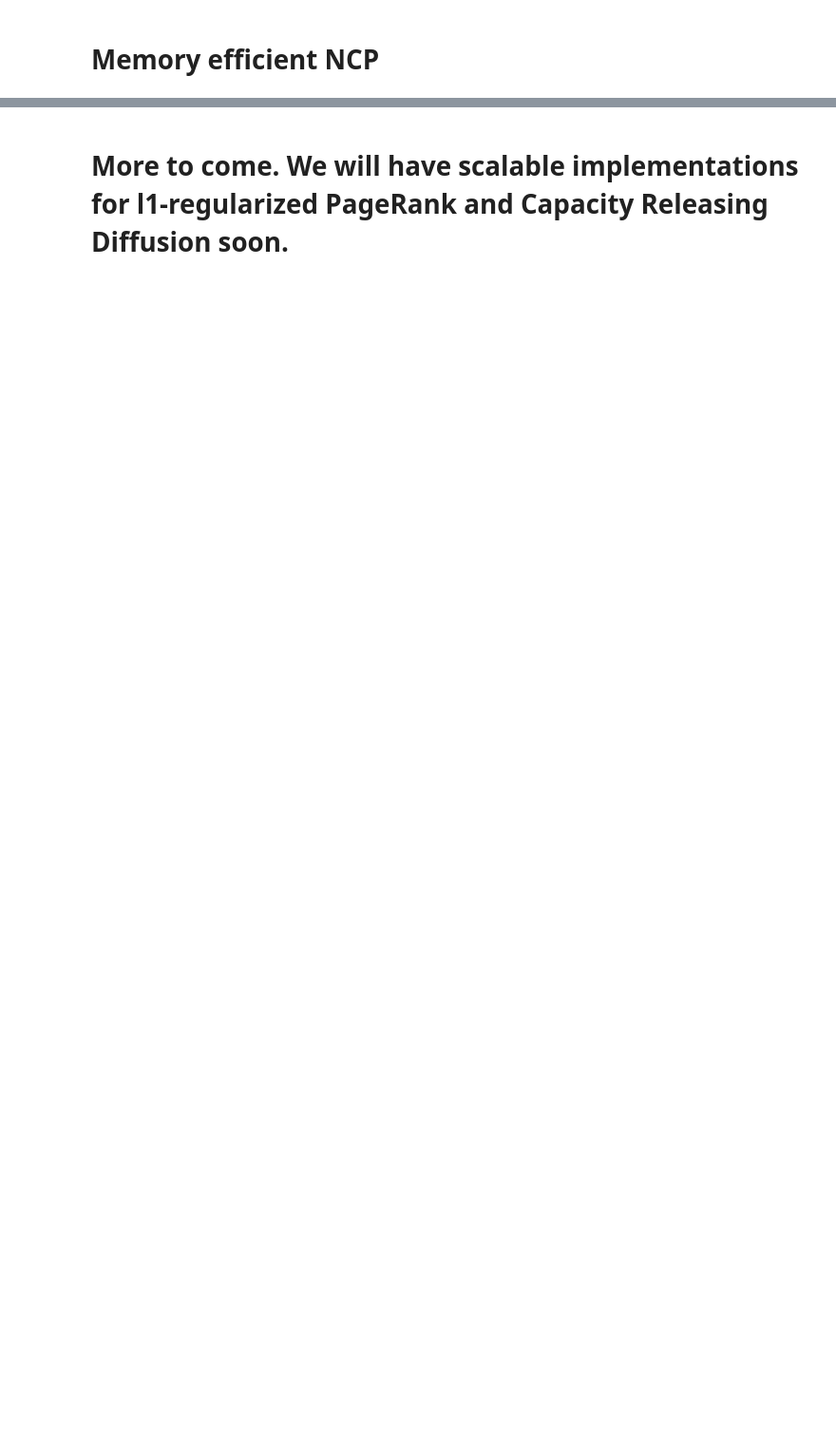
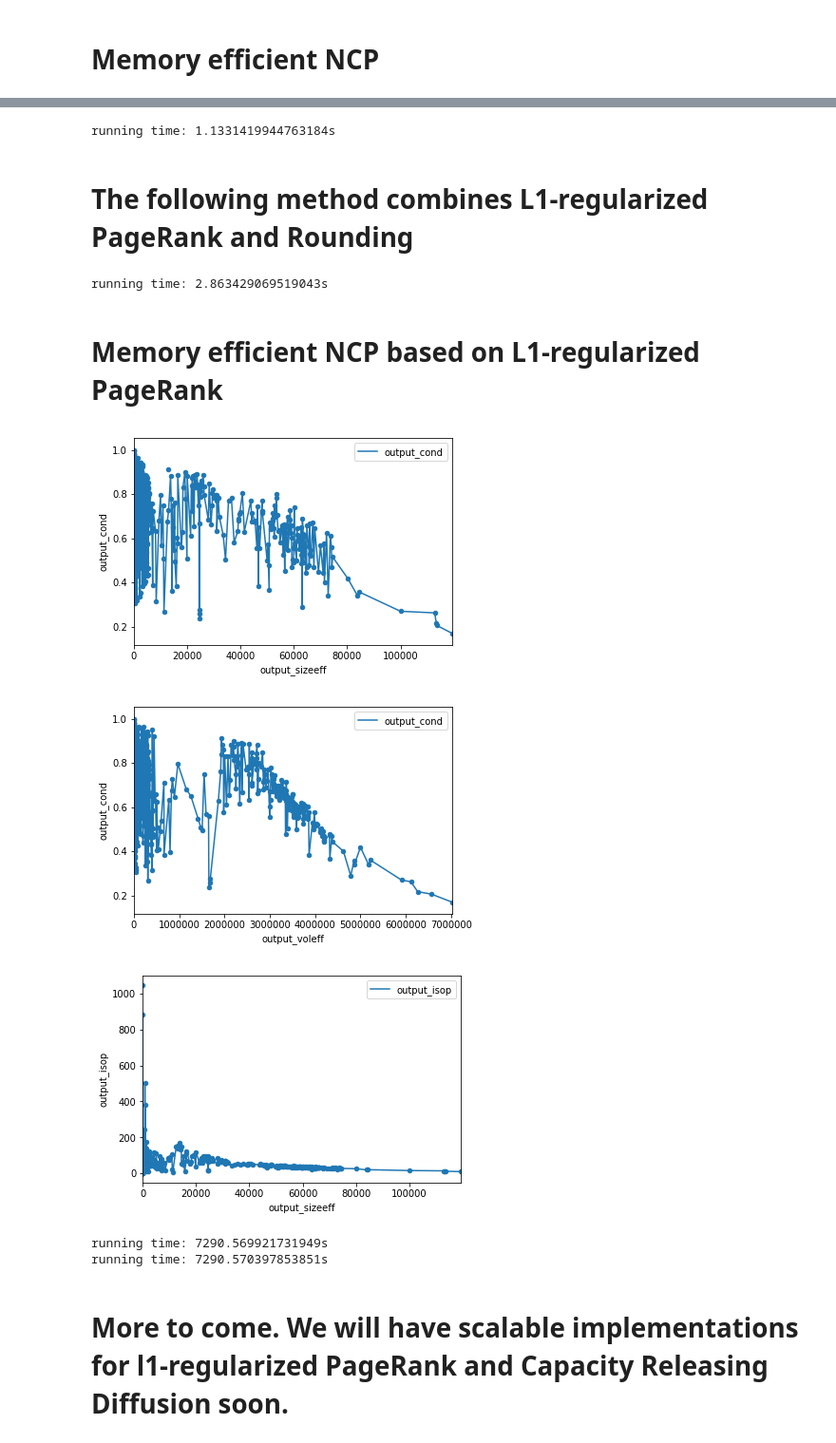
Before and after one commit to kfoynt/LocalGraphClustering, a Jupyter notebook: notebooks/examples_scalable_graph_analytics.ipynb, the cells around one changed output, grey strips where cells are left out. Shown at 95% size. Saved outputs shown, nothing was run; the diff lists cells and outputs as text; code cells hidden in the pictures; blank space fills up the shorter version.

```diff
--- a/notebooks/examples_scalable_graph_analytics.ipynb
+++ b/notebooks/examples_scalable_graph_analytics.ipynb
@@ -96,2 +144,63 @@ print("running time:",str(end-start)+"s")
+# %%
+start = time.time()
+
+# Create an object for a C++ version of the sweep cut rounding procedure.
+sc_fast = sweepCut_fast.SweepCut_fast()
+
+# Call C++ version of sweep cut rounding on the l1-regularized PageRank solution.
+output_sc_fast = sc_fast.produce([g],p=output_pr_fast[0][1])
+
+# Get the rounded solution
+solution = output_pr_fast[0][0][output_sc_fast[0][0]]
+
+end = time.time()
+print("running time:",str(end-start)+"s")
+# %% [output]
+running time: 1.1331419944763184s
+# %% [markdown]
+# The following method combines L1-regularized PageRank and Rounding
+# %%
+start = time.time()
+
+# Create an object for the approximate PageRank algorithm + Rounding (this method uses a fast C++ implementation).
+l1_clustering = l1_regularized_PageRank_Clustering.L1_regularized_PageRank_Clustering()
+
+reference_node = 3215
+
+# Find a cluster using approximate PageRank.
+output_l1_clustering = l1_clustering.produce([g],[reference_node])
+
+end = time.time()
+print("running time:",str(end-start)+"s")
+# %% [output]
+running time: 2.863429069519043s
+# %% [markdown]
+# Memory efficient NCP based on L1-regularized PageRank
+# %%
+# The code below will compute the NCP of graph and not the NCP of the largest connected component.
+# The code below does not double the memory requirements, but the result might be different than
+# the example in line 6 above.
+
+start = time.time()
+ncp_instance = ncp.Ncp()
+df = ncp_instance.produce(g,method="l1reg",ratio=0.5,timeout=7200,do_largest_component=False)
+ncp_plots = ncpplots.NCPPlots(df)
+#plot conductance vs size
+ncp_plots.cond_by_size()
+#plot conductance vs volume
+ncp_plots.cond_by_vol()
+#plot isoperimetry vs size
+ncp_plots.isop_by_size()
+end = time.time()
+print("running time:",str(end-start)+"s")
+
+end = time.time()
+print("running time:",str(end-start)+"s")
+# %% [output]
+[figure, added]
+[figure, added]
+[figure, added]
+running time: 7290.569921731949s
+running time: 7290.570397853851s
 # %% [markdown]
 # More to come. We will have scalable implementations for l1-regularized PageRank and Capacity Releasing Diffusion soon.
```
Also changed, not shown: parts of 9 cells of this notebook.
